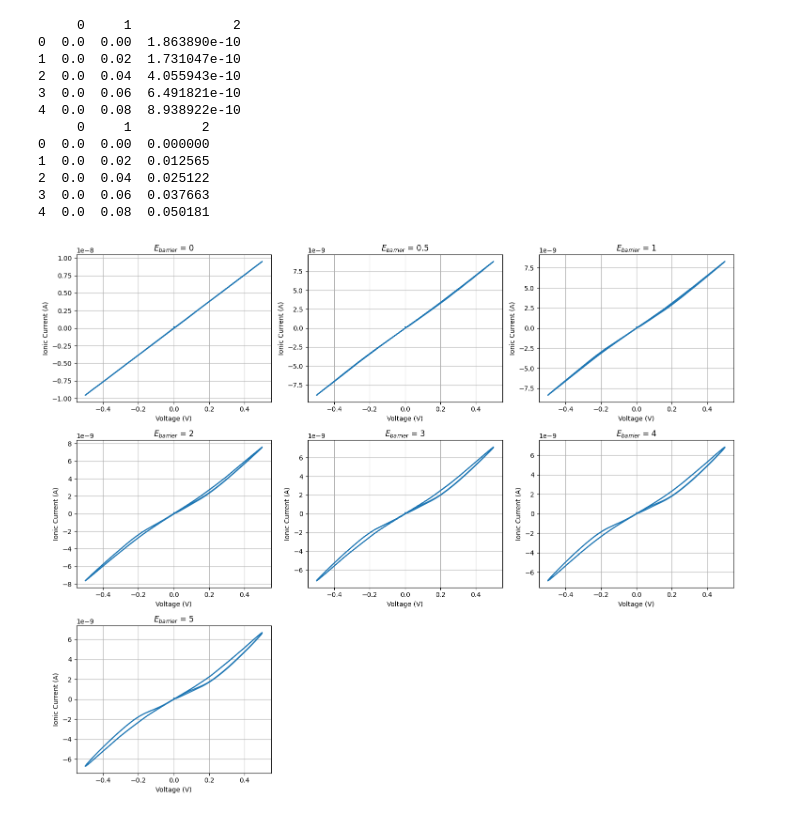
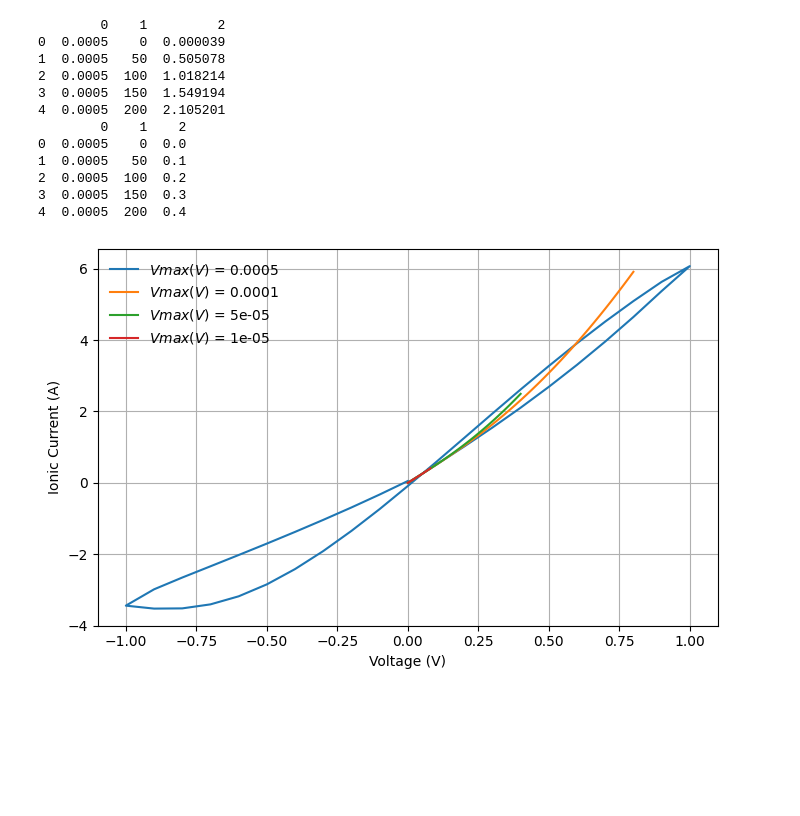
Before and after one commit to JovinRyan/MDToolkit, a Jupyter notebook: MDToolkit/viz/comsol_plotting.ipynb, the cells around one changed output. Drawn from its saved outputs; the diff is of its cells as text; code cells hidden in the pictures; blank space fills up the shorter version.

```diff
--- a/MDToolkit/viz/comsol_plotting.ipynb
+++ b/MDToolkit/viz/comsol_plotting.ipynb
@@ -2,10 +2,10 @@
 import os
 import pandas as pd
 
-file_path = "/media/jrjoseph/Elements/projects/fem_memristor/"
+file_path = "/media/jrjoseph/Elements/projects/fem_memristor/benchmarking/"
 
-file_name1 = "tab1 piecewise.txt"
-file_name2 = "tab2 piecewise.txt"
+file_name1 = "Geom Scalable I ParametricF.txt"
+file_name2 = "Geom Scalable V ParametricF.txt"
 
 file1 = os.path.join(file_path, file_name1)
 file2 = os.path.join(file_path, file_name2)
@@ -37,18 +37,18 @@ V_data = read_comsol_table(file2)
 print(I_data.head())
 print(V_data.head())
 # %% [output]
-     0     1             2
-0  0.0  0.00  1.863890e-10
-1  0.0  0.02  1.731047e-10
-2  0.0  0.04  4.055943e-10
-3  0.0  0.06  6.491821e-10
-4  0.0  0.08  8.938922e-10
-     0     1         2
-0  0.0  0.00  0.000000
-1  0.0  0.02  0.012565
-2  0.0  0.04  0.025122
-3  0.0  0.06  0.037663
-4  0.0  0.08  0.050181
+        0    1         2
+0  0.0005    0  0.000039
+1  0.0005   50  0.505078
+2  0.0005  100  1.018214
+3  0.0005  150  1.549194
+4  0.0005  200  2.105201
+        0    1    2
+0  0.0005    0  0.0
+1  0.0005   50  0.1
+2  0.0005  100  0.2
+3  0.0005  150  0.3
+4  0.0005  200  0.4
 # %%
 import matplotlib.pyplot as plt
 import numpy as np
@@ -97,20 +97,49 @@ def plot_IV_curves_parametric(I_data, V_data):
     plt.tight_layout()
     plt.show()
 
+def plot_IV_curves_parametric2(I_data, V_data, parameter_name="E_barrier"):
+    # Unique parameter values
+    parameters = I_data.iloc[:, 0].unique()
+
+    fig, ax = plt.subplots(figsize=(7, 4.5))
+
+    for parameter in parameters:
+        # Select this parameter value
+        I_mask = I_data.iloc[:, 0] == parameter
+        V_mask = V_data.iloc[:, 0] == parameter
+
+        # Current and voltage
+        current = I_data.loc[I_mask, 2]
+        voltage = V_data.loc[V_mask, 2]
+
+        ax.plot(
+            voltage,
+            current,
+            label=f"${parameter_name}$ = {parameter:g}"
+        )
+
+    ax.set_xlabel("Voltage (V)")
+    ax.set_ylabel("Ionic Current (A)")
+    ax.grid(True)
+
+    ax.legend(frameon=False)
+
+    plt.tight_layout()
+    plt.show()
+
 def plot_IV_curves(I_data, V_data):
     fig, ax = plt.subplots()
 
-    voltage = V_data.iloc[10:, 1]
-    current = I_data.iloc[10:, 1]
+    voltage = V_data.iloc[:, 1]
+    current = I_data.iloc[:, 1]
 
     ax.plot(voltage, current)
 
     ax.set_xlabel("Voltage (V)")
     ax.set_ylabel("Ionic Current (A)")
-    ax.legend()
 
     plt.show()
 # %%
-plot_IV_curves_parametric(I_data, V_data)
+plot_IV_curves_parametric2(I_data, V_data, "Vmax (V)")
 # %% [output]
-[figure, old version]
+[figure, new version]
```
Also changed, not shown: 10 other files.
